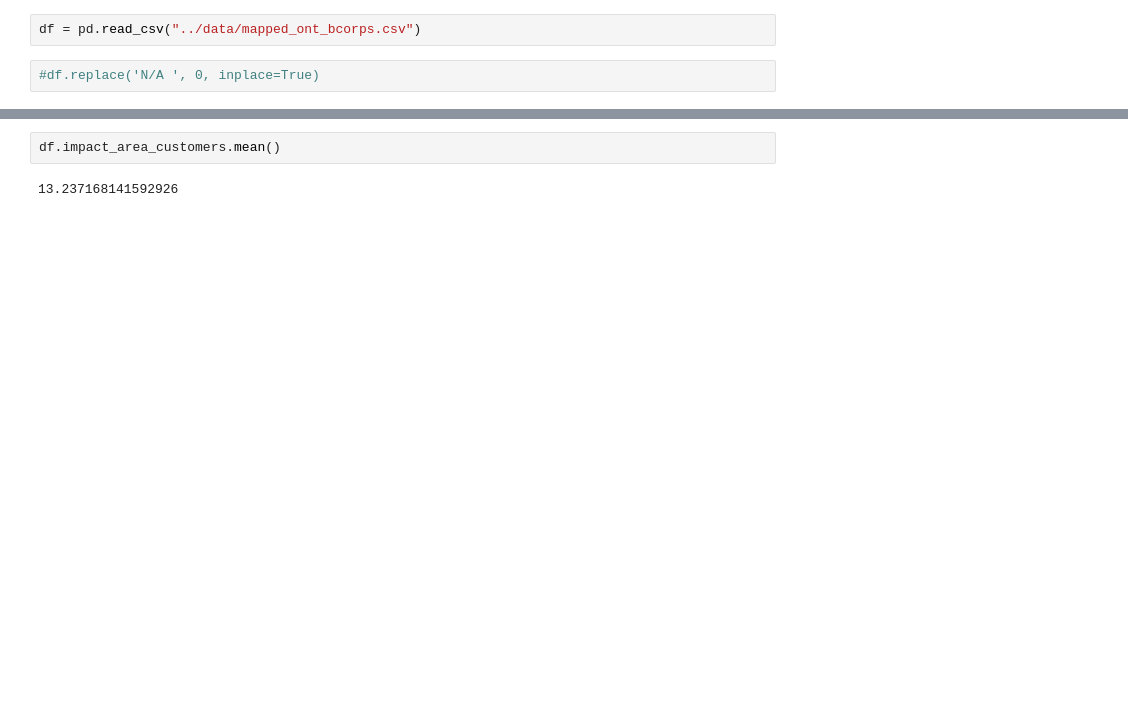
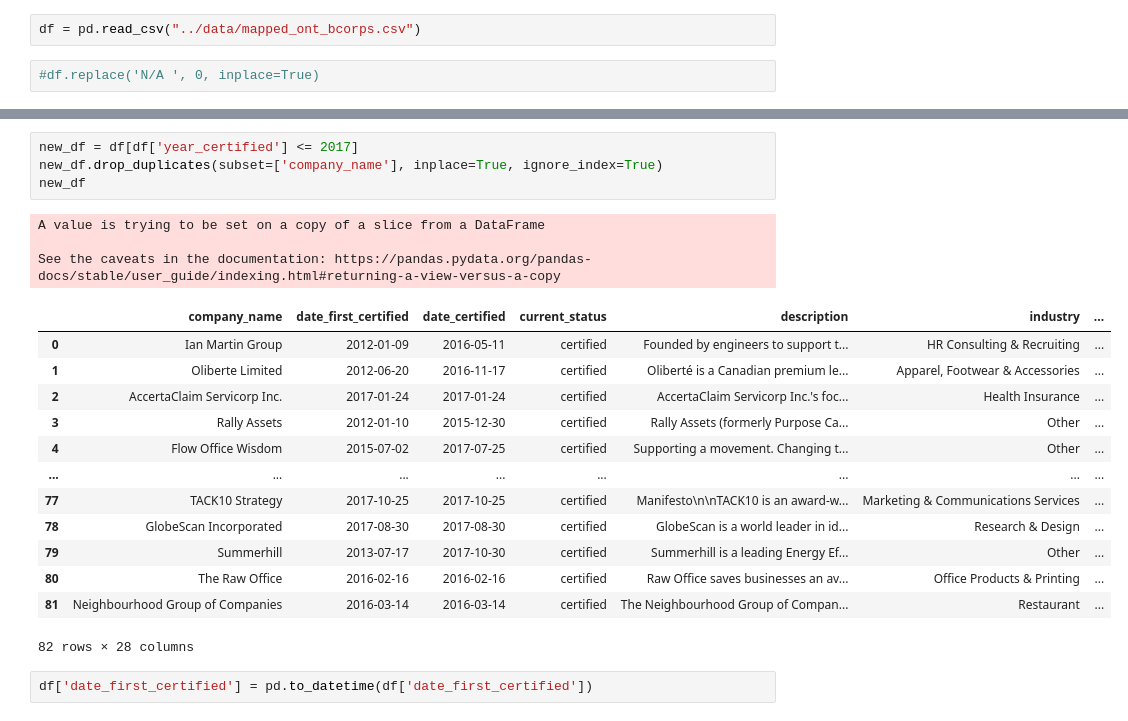
Before and after one commit to Keanna-K/b_corps, a Jupyter notebook: src/Untitled.ipynb, the cells around one changed output, grey strips where cells are left out. Saved outputs shown, nothing was run; the diff lists cells and outputs as text; blank space fills up the shorter version.

```diff
--- a/src/Untitled.ipynb
+++ b/src/Untitled.ipynb
@@ -24,4 +28,23 @@ df
-# %%
-df.impact_area_customers.mean()
-# %% [output]
-13.237168141592926
+# %%
+new_df = df[df['year_certified'] <= 2017]
+new_df.drop_duplicates(subset=['company_name'], inplace=True, ignore_index=True)
+new_df
+# %% [output]
+A value is trying to be set on a copy of a slice from a DataFrame
+
+See the caveats in the documentation: https://pandas.pydata.org/pandas-docs/stable/user_guide/indexing.html#returning-a-view-versus-a-copy
+|  | company_name | date_first_certified | date_certified | current_status | description | industry | ... |
+| 0 | Ian Martin Group | 2012-01-09 | 2016-05-11 | certified | Founded by engineers to support t... | HR Consulting & Recruiting | ... |
+| 1 | Oliberte Limited | 2012-06-20 | 2016-11-17 | certified | Oliberté is a Canadian premium le... | Apparel, Footwear & Accessories | ... |
+| 2 | AccertaClaim Servicorp Inc. | 2017-01-24 | 2017-01-24 | certified | AccertaClaim Servicorp Inc.'s foc... | Health Insurance | ... |
+| 3 | Rally Assets | 2012-01-10 | 2015-12-30 | certified | Rally Assets (formerly Purpose Ca... | Other | ... |
+| 4 | Flow Office Wisdom | 2015-07-02 | 2017-07-25 | certified | Supporting a movement. Changing t... | Other | ... |
+| ... | ... | ... | ... | ... | ... | ... | ... |
+| 77 | TACK10 Strategy | 2017-10-25 | 2017-10-25 | certified | Manifesto\n\nTACK10 is an award-w... | Marketing & Communications Services | ... |
+| 78 | GlobeScan Incorporated | 2017-08-30 | 2017-08-30 | certified | GlobeScan is a world leader in id... | Research & Design | ... |
+| 79 | Summerhill | 2013-07-17 | 2017-10-30 | certified | Summerhill is a leading Energy Ef... | Other | ... |
+| 80 | The Raw Office | 2016-02-16 | 2016-02-16 | certified | Raw Office saves businesses an av... | Office Products & Printing | ... |
+| 81 | Neighbourhood Group of Companies | 2016-03-14 | 2016-03-14 | certified | The Neighbourhood Group of Compan... | Restaurant | ... |
+82 rows × 28 columns
+# %%
+df['date_first_certified'] = pd.to_datetime(df['date_first_certified'])
```
Also changed, not shown: parts of 7 cells of this notebook, 5 other files.
